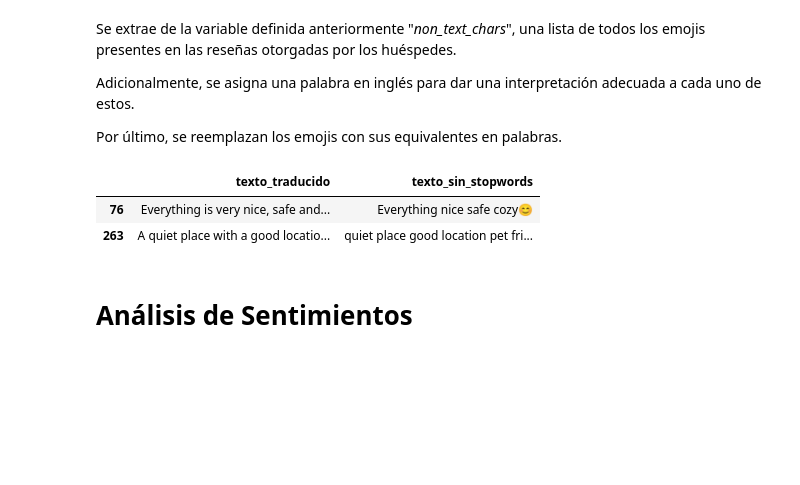
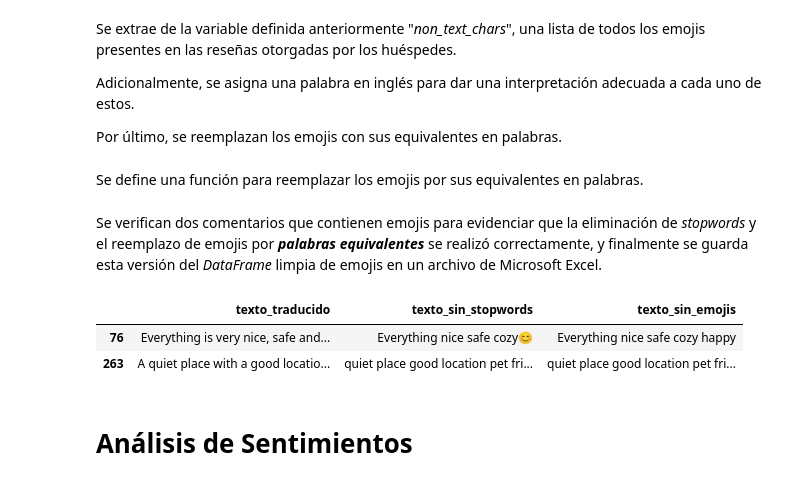
Before and after one commit to carlos-calderon-cabezas/airbnb-sentiment-analysis, a Jupyter notebook: airbnb_sentiment_analysis.ipynb, the cells around one changed output. Saved outputs shown, nothing was run; the diff lists cells and outputs as text; code cells hidden in the pictures; blank space fills up the shorter version.

Commit message:
Proyecto terminado v1.0

```diff
--- a/airbnb_sentiment_analysis.ipynb
+++ b/airbnb_sentiment_analysis.ipynb
@@ -35,6 +39,7 @@ pd.set_option('display.max_colwidth', None)
 # %%
-directorio = "/content/drive/MyDrive/CDE_CLASES/proyecto_final/abb_reviews"
-os.chdir(directorio)
+root_path = "/content/drive/MyDrive/PORTFOLIO/Sent_Analysis"
+reviews_path = os.path.join(root_path, "abb_reviews")
+os.chdir(root_path)
 # Verificación de cambio de directorio
 print(f"Directorio actual: {os.getcwd()}")
 # %% [output]
@@ -46,7 +51,7 @@ Se obtiene un listado con todos los arhivos correspondientes a las rese&ntilde;a
 patron = '*.txt'
 
 # Se usa glob para obtener la lista de archivos que coinciden con el patrón
-abb_reviews = glob.glob(os.path.join(directorio, patron))
+abb_reviews = glob.glob(os.path.join(reviews_path, patron))
 
 # Se ordenan las reseñas en orden alfabético
 abb_reviews = sorted(
@@ -124,8 +129,8 @@ print(len(sum(lista_reviews, [])))
 # %% [markdown]
 Se guardan todas las rese&ntilde;as en un archivo de texto para comprobar de manera manual mediante un editor de textos externo que cada una de las 620 l&iacute;neas correspondientes a comentarios son efectivamente comentarios y no otros de los atributos de las rese&ntilde;as.
 # %%
-if not os.path.exists("comentarios/coment_ALL.txt"):
-    with open("comentarios/coment_ALL.txt", mode="w") as file:
+if not os.path.exists("processing/coment_ALL.txt"):
+    with open("processing/coment_ALL.txt", mode="w") as file:
         file.write("\n".join(sum(lista_reviews, [])))
 # %% [markdown]
 ## Funci&oacute;n para extraer las calificaciones de hu&eacute;spedes de todos los archivos
@@ -209,10 +218,10 @@ from google.cloud import translate_v2 as translate
 
 # Lectura de llave privada de la API de Google Cloud Translate
 client = translate.Client.from_service_account_json(
-    "../private_key_translate.json"
+    "processing/private_key_translate.json"
 )
 
-if not os.path.exists("df_reviews_traducido.xlsx"):
+if not os.path.exists("translations/df_reviews_traducido.xlsx"):
     # Función para traducir un texto
     def translate_text(text, target_language='en'):
         result = client.translate(text, target_language=target_language)
@@ -227,12 +236,12 @@ if not os.path.exists("df_reviews_traducido.xlsx"):
     df_reviews[[
             "id_alojamiento", "review", "texto_traducido", "stars"
         ]].to_excel(
-        "df_reviews_traducido.xlsx", index=False
+        "translations/df_reviews_traducido.xlsx", index=False
     )
 
 else:
     df_reviews['texto_traducido'] = pd.read_excel(
-        "df_reviews_traducido.xlsx"
+        "translations/df_reviews_traducido.xlsx"
     )["texto_traducido"]
 # %% [markdown]
 Se obtiene una muestra aleatoria de los datos a fin de verificar las traducciones realizadas.
@@ -348,12 +357,8 @@ df_reviews["texto_sin_stopwords"] = df_reviews["texto_sin_stopwords"].apply(
 df_reviews["texto_sin_stopwords"] = df_reviews["texto_sin_stopwords"].apply(
     lambda x: " ".join(x.split())
 )
-# %%
-df_reviews[["texto_traducido", "texto_sin_stopwords"]].iloc[[76, 263], :]
-# %% [output]
-|  | texto_traducido | texto_sin_stopwords |
-| 76 | Everything is very nice, safe and... | Everything nice safe cozy😊 |
-| 263 | A quiet place with a good locatio... | quiet place good location pet fri... |
+# %% [markdown]
+Se define una funci&oacute;n para reemplazar los emojis por sus equivalentes en palabras.
 # %%
 def reemplazar_emojis(texto):
     for (key, value) in emojis_dict.items():
@@ -366,4 +371,13 @@ df_reviews["texto_sin_emojis"] = df_reviews["texto_sin_stopwords"].apply(
 df_reviews["texto_sin_emojis"] = df_reviews["texto_sin_emojis"].apply(
     lambda x: " ".join(x.split())
 )
+# %% [markdown]
+Se verifican dos comentarios que contienen emojis para evidenciar que la eliminaci&oacute;n de *stopwords* y el reemplazo de emojis por ***palabras equivalentes*** se realiz&oacute; correctamente, y finalmente se guarda esta versi&oacute;n del *DataFrame* limpia de emojis en un archivo de Microsoft Excel.
+# %%
+df_reviews[["texto_traducido", "texto_sin_stopwords", "texto_sin_emojis"]] \
+    .iloc[[76, 263], :]
+# %% [output]
+|  | texto_traducido | texto_sin_stopwords | texto_sin_emojis |
+| 76 | Everything is very nice, safe and... | Everything nice safe cozy😊 | Everything nice safe cozy happy |
+| 263 | A quiet place with a good locatio... | quiet place good location pet fri... | quiet place good location pet fri... |
 # %%
```
Also changed, not shown: parts of 43 cells of this notebook.
